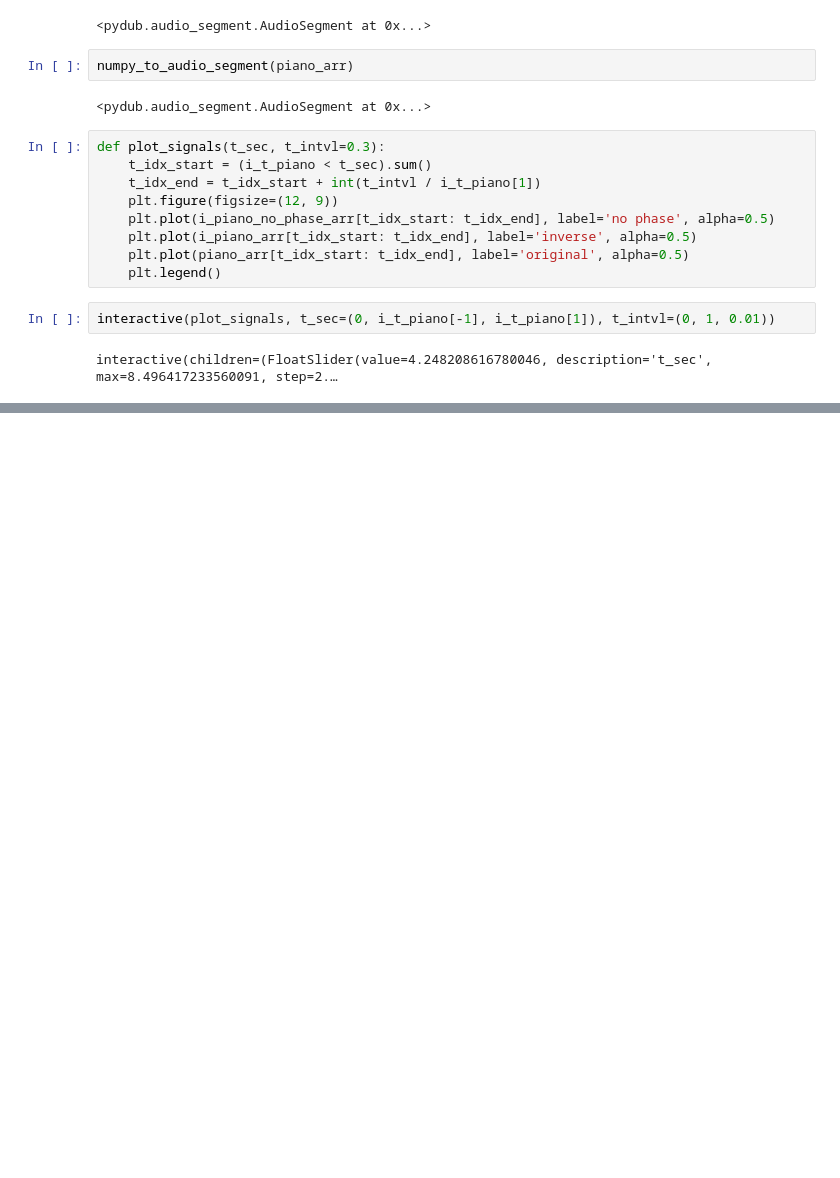
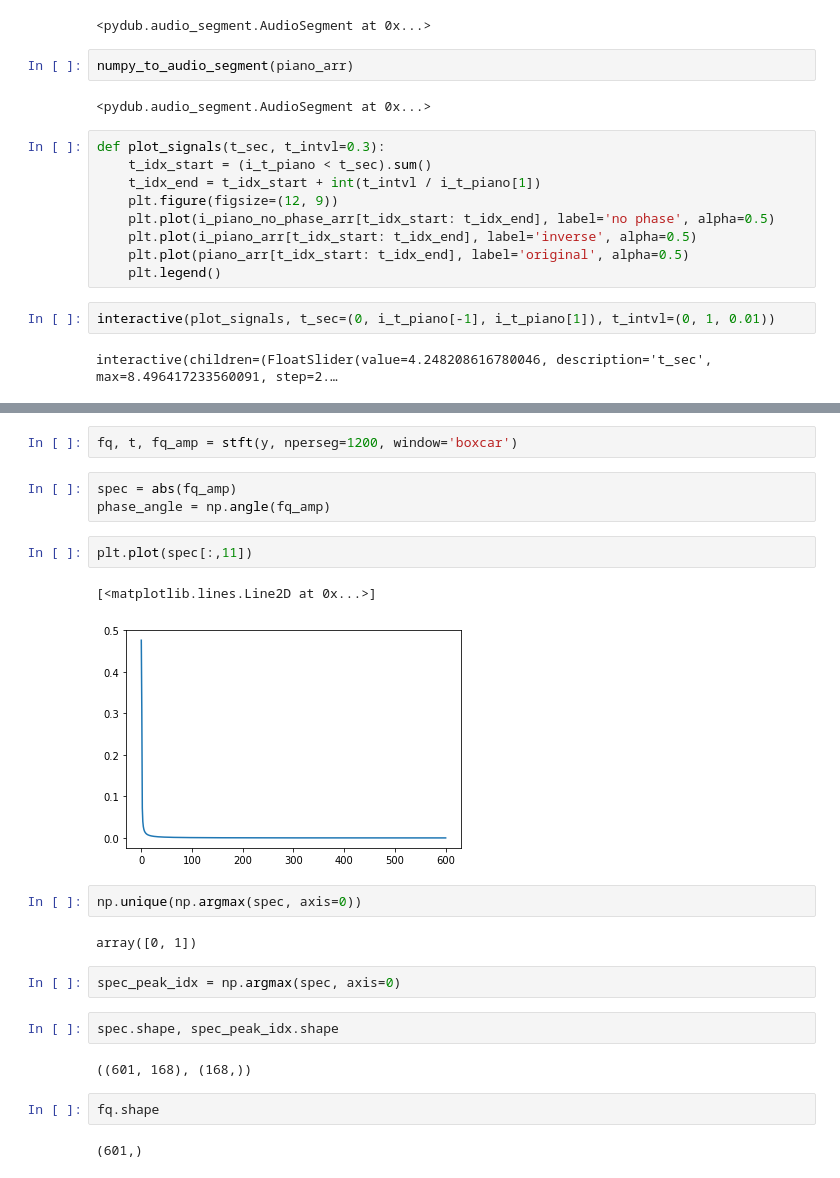
Before and after one commit to lightondust/topics_by_jupyter_notebook, a Jupyter notebook: audio_phase.ipynb, the cells around one changed output, grey strips where cells are left out. Drawn from its saved outputs; the diff is of its cells as text; blank space fills up the shorter version.

```diff
--- a/audio_phase.ipynb
+++ b/audio_phase.ipynb
@@ -61,0 +74,24 @@ interactive(children=(FloatSlider(value=4.248208616780046, description='t_sec',
+# %%
+fq, t, fq_amp = stft(y, nperseg=1200, window='boxcar')
+# %%
+spec = abs(fq_amp)
+phase_angle = np.angle(fq_amp)
+# %%
+plt.plot(spec[:,11])
+# %% [output]
+[<matplotlib.lines.Line2D at 0x...>]
+[figure, added]
+# %%
+np.unique(np.argmax(spec, axis=0))
+# %% [output]
+array([0, 1])
+# %%
+spec_peak_idx = np.argmax(spec, axis=0)
+# %%
+spec.shape, spec_peak_idx.shape
+# %% [output]
+((601, 168), (168,))
+# %%
+fq.shape
+# %% [output]
+(601,)
```
Also changed, not shown: parts of 9 cells of this notebook.
